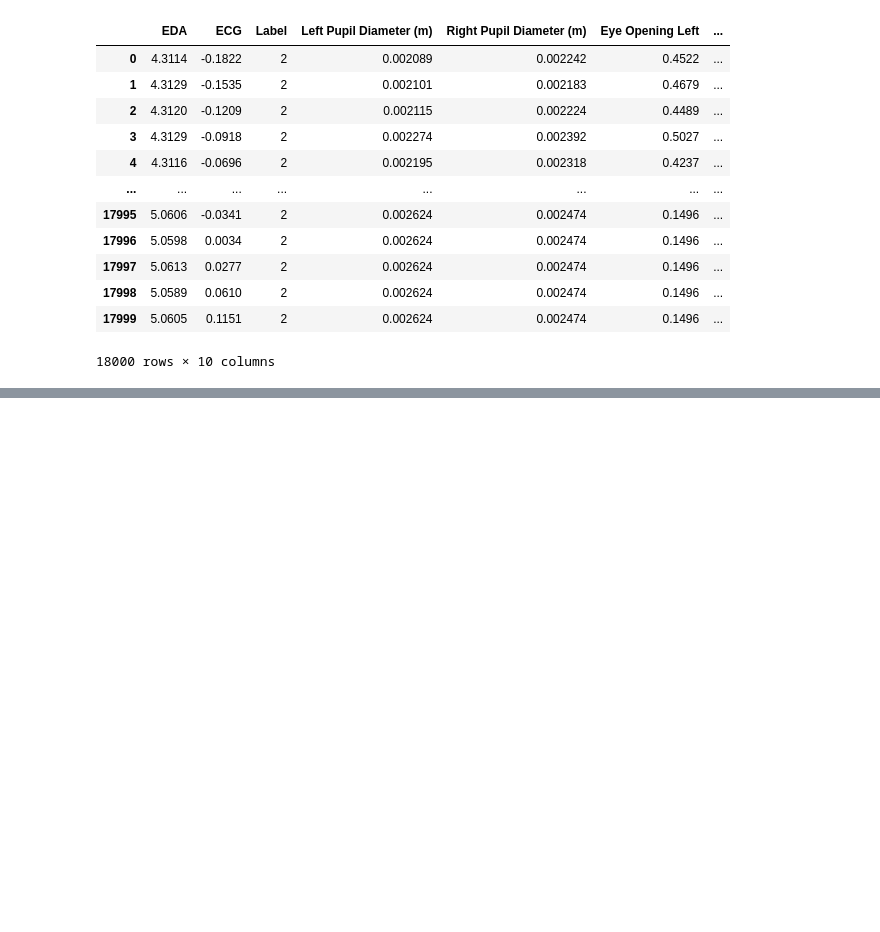
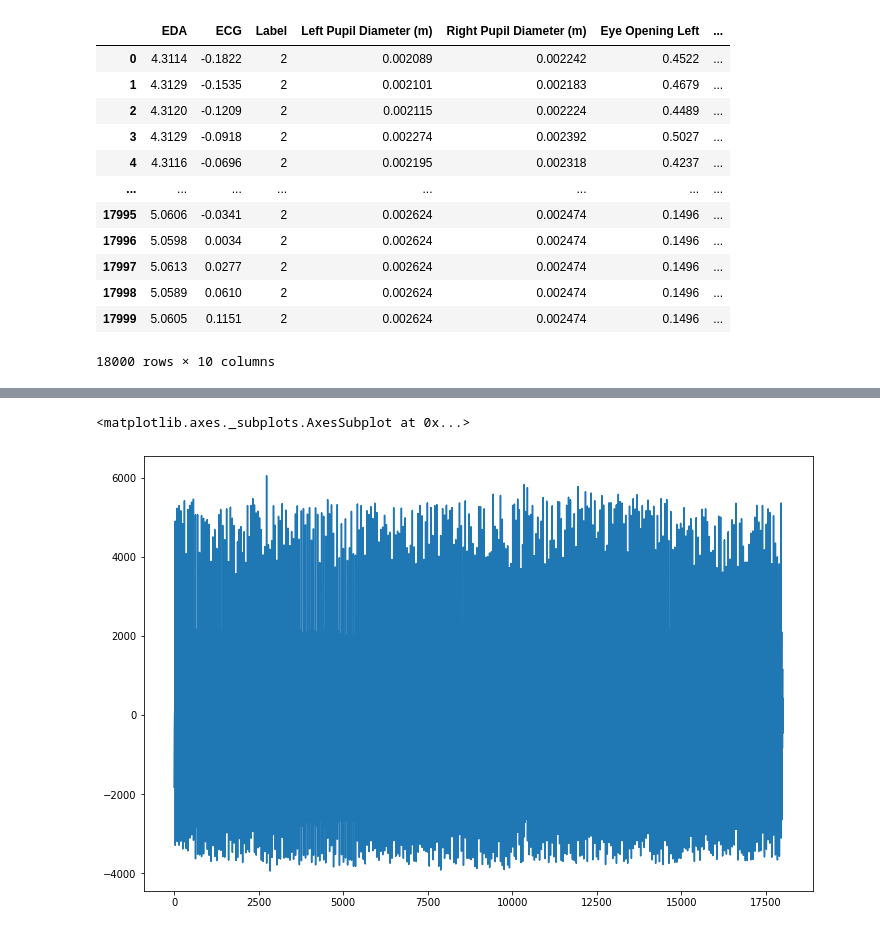
Before and after one commit to jorgpg5/synthetic_data, a Jupyter notebook: create_synthetic_data_from_time_series.ipynb, the cells around one changed output, grey strips where cells are left out. Drawn from its saved outputs; the diff is of its cells as text; code cells hidden in the pictures; blank space fills up the shorter version.

```diff
--- a/create_synthetic_data_from_time_series.ipynb
+++ b/create_synthetic_data_from_time_series.ipynb
@@ -245,0 +393,5 @@ synthetic.ECG.plot(figsize=(12, 8))
+# %%
+train_df.ECG.plot(figsize=(12, 8))
+# %% [output]
+<matplotlib.axes._subplots.AxesSubplot at 0x...>
+[figure, added]
```
Also changed, not shown: parts of 21 cells of this notebook.
